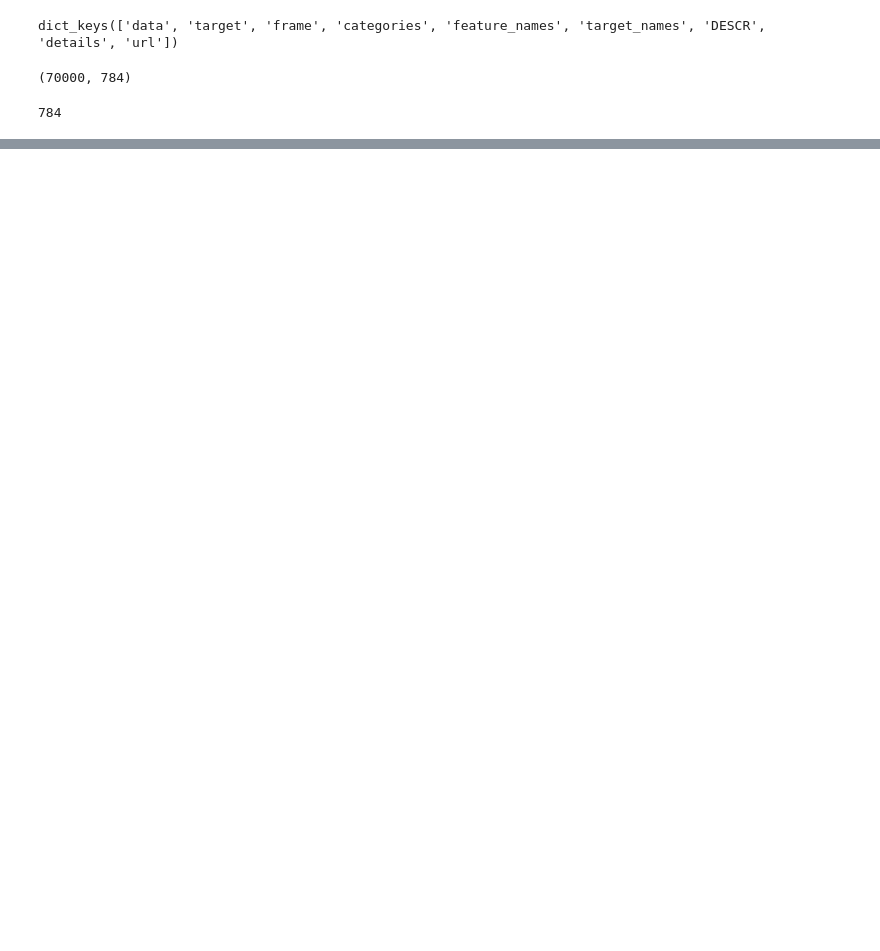
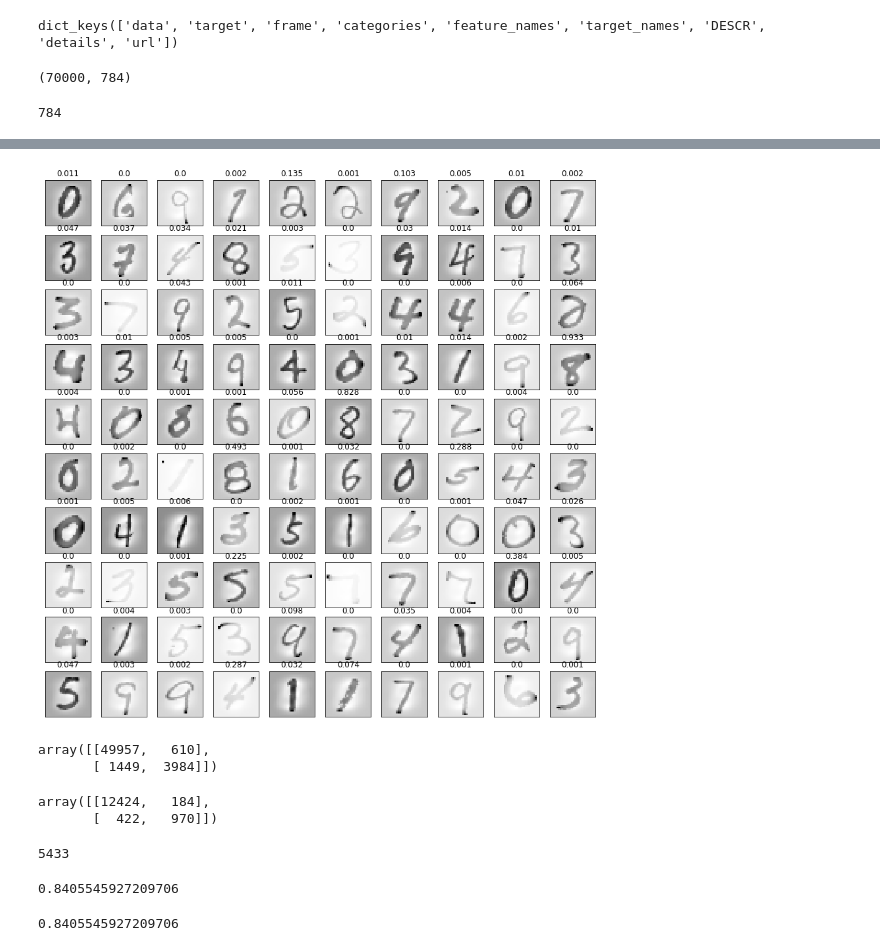
Before and after one commit to mark-andrews/pyml01, a Jupyter notebook: notebooks/logistic_regression.ipynb, the cells around one changed output, grey strips where cells are left out. Cells and saved outputs as stored; diff of their text form; code cells hidden in the pictures; blank space fills up the shorter version.

```diff
--- a/notebooks/logistic_regression.ipynb
+++ b/notebooks/logistic_regression.ipynb
@@ -37,0 +83,4 @@ array([[  0.,   0.,   0.,   0.,   0.,   0.,   0.,   0.,   0.,   0.,   0.,
+# %%
+logreg = LogisticRegression(max_iter=10000)
+# %%
+result = logreg.fit(X_train, y_train)
@@ -37,0 +105,33 @@ array([[  0.,   0.,   0.,   0.,   0.,   0.,   0.,   0.,   0.,   0.,   0.,
+# %%
+fig = plt.figure(figsize = (15, 15))
+
+probs = result.predict_proba(X_train)[:,1]
+
+for i in range(100):
+    fig.add_subplot(10, 10, i+1, xticks = [], yticks = [])
+    plt.imshow(X_train[i].reshape(28, 28), cmap = plt.cm.binary, interpolation='nearest')
+    plt.title(probs[i].round(3))
+# %% [output]
+[figure, added]
+# %%
+confusion_matrix(y_train, logreg.predict(X_train))
+# %% [output]
+array([[49957,   610],
+       [ 1449,  3984]])
+# %%
+confusion_matrix(y_test, logreg.predict(X_test))
+# %% [output]
+array([[12424,   184],
+       [  422,   970]])
+# %%
+ 1449 +   3984
+# %% [output]
+5433
+# %%
+precision_score(y_test, logreg.predict(X_test))
+# %% [output]
+0.8405545927209706
+# %%
+970/(970 + 184)
+# %% [output]
+0.8405545927209706
```
Also changed, not shown: parts of 29 cells of this notebook, 2 other files.
